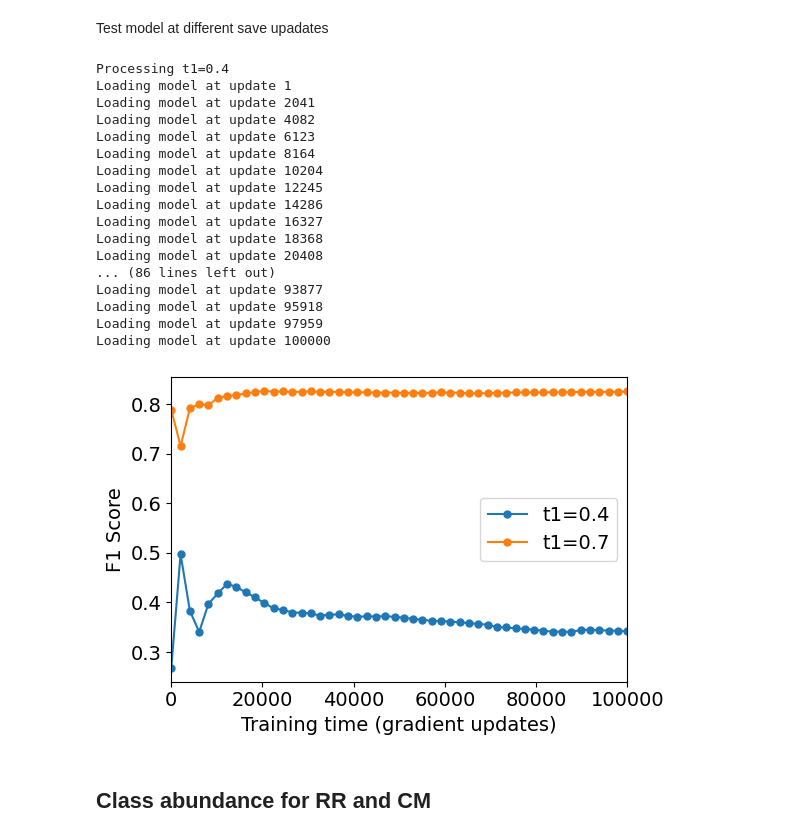
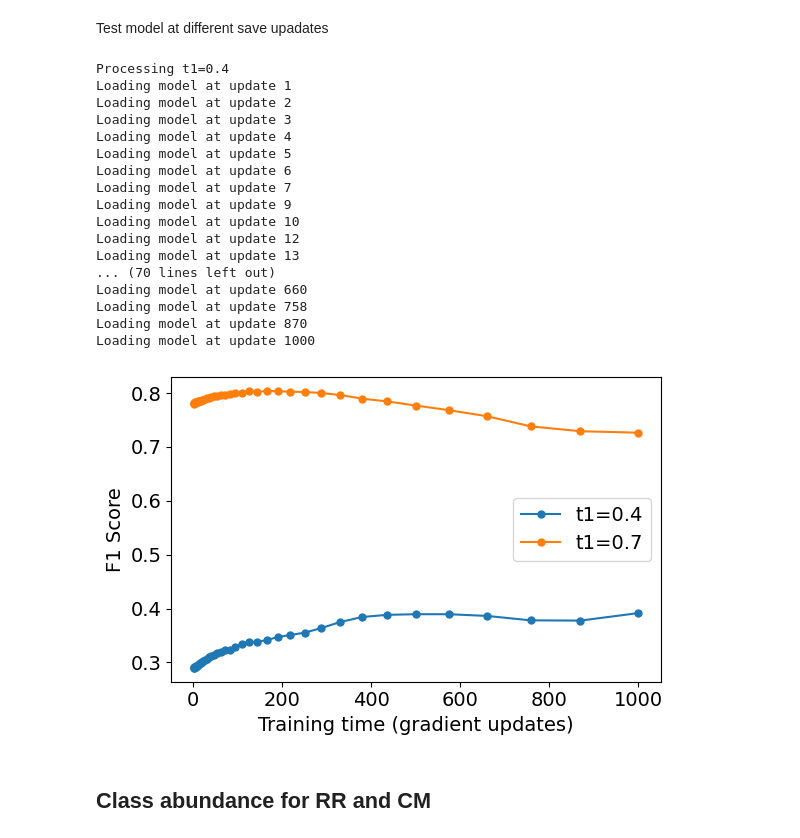
Before and after one commit to spqb/DELIGHT, a Jupyter notebook: notebooks/Additional_figures.ipynb, the cells around one changed output. Saved outputs shown, nothing was run; the diff lists cells and outputs as text; code cells hidden in the pictures.

```diff
--- a/notebooks/Additional_figures.ipynb
+++ b/notebooks/Additional_figures.ipynb
@@ -18,12 +18,12 @@ from sklearn.metrics import f1_score
 device = torch.device("cuda")
 dtype = torch.float32
 # %%
-dataset_name = "PF00072"
+dataset_name = "RR"
 t1s = [0.4, 0.7]
 num_train_seqs = 100
 
 tokens = get_tokens("protein")
-fname_model = f"../experiments/models/{dataset_name}/rbm/rbm.h5"
+fname_model = f"../experiments/models/{dataset_name}/rbm/embeddingRBM.h5"
 # %% [markdown]
 Import train and test data
 # %%
@@ -78,38 +78,38 @@ for t1 in t1s:
 # %% [output]
 Processing t1=0.4
 Loading model at update 1
-Loading model at update 2041
-Loading model at update 4082
-Loading model at update 6123
-Loading model at update 8164
-Loading model at update 10204
-Loading model at update 12245
-Loading model at update 14286
-Loading model at update 16327
-Loading model at update 18368
-Loading model at update 20408
-... (86 lines left out)
-Loading model at update 93877
-Loading model at update 95918
-Loading model at update 97959
-Loading model at update 100000
+Loading model at update 2
+Loading model at update 3
+Loading model at update 4
+Loading model at update 5
+Loading model at update 6
+Loading model at update 7
+Loading model at update 9
+Loading model at update 10
+Loading model at update 12
+Loading model at update 13
+... (70 lines left out)
+Loading model at update 660
+Loading model at update 758
+Loading model at update 870
+Loading model at update 1000
 # %%
 # set global font size for plots
 plt.rcParams.update({'font.size': 14})
 
 fig, ax = plt.subplots(1, 1, figsize=(6, 4))
 
 ax.plot(saved_updates, f1s[0.4], "-o", label="t1=0.4", ms=5)
 ax.plot(saved_updates, f1s[0.7], "-o", label="t1=0.7", ms=5)
 ax.set_xlabel("Training time (gradient updates)")
 ax.set_ylabel("F1 Score")
 #ax.set_xscale("log")
-ax.set_xlim(0, 100000)
+#ax.set_xlim(0, 100000)
 ax.legend()
 plt.tight_layout()
 plt.show()
 # %% [output]
-[figure, old version]
+[figure, new version]
 # %% [markdown]
 ## Class abundance for RR and CM
 # %%
```
Also changed, not shown: parts of 2 cells of this notebook, 9 other files.
